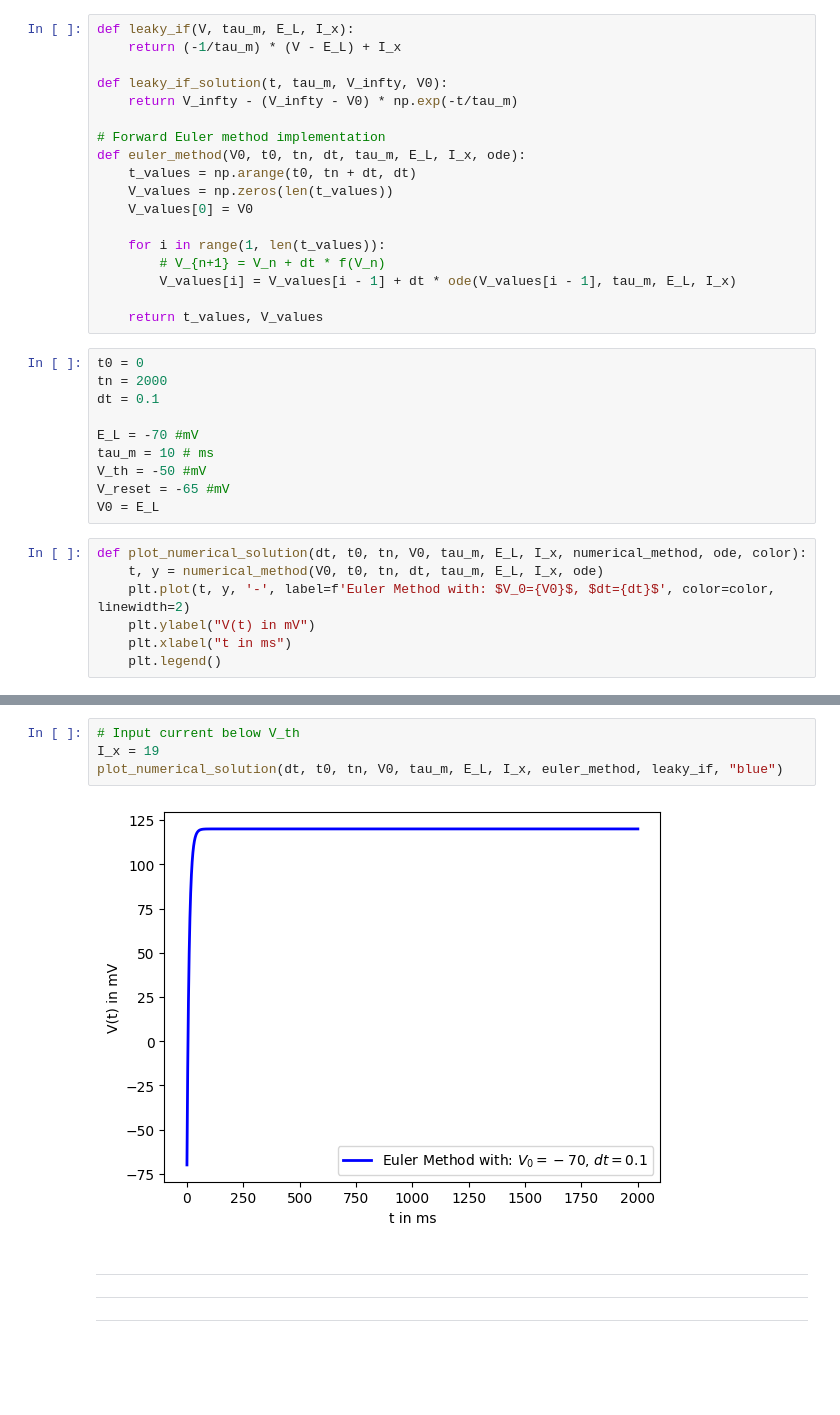
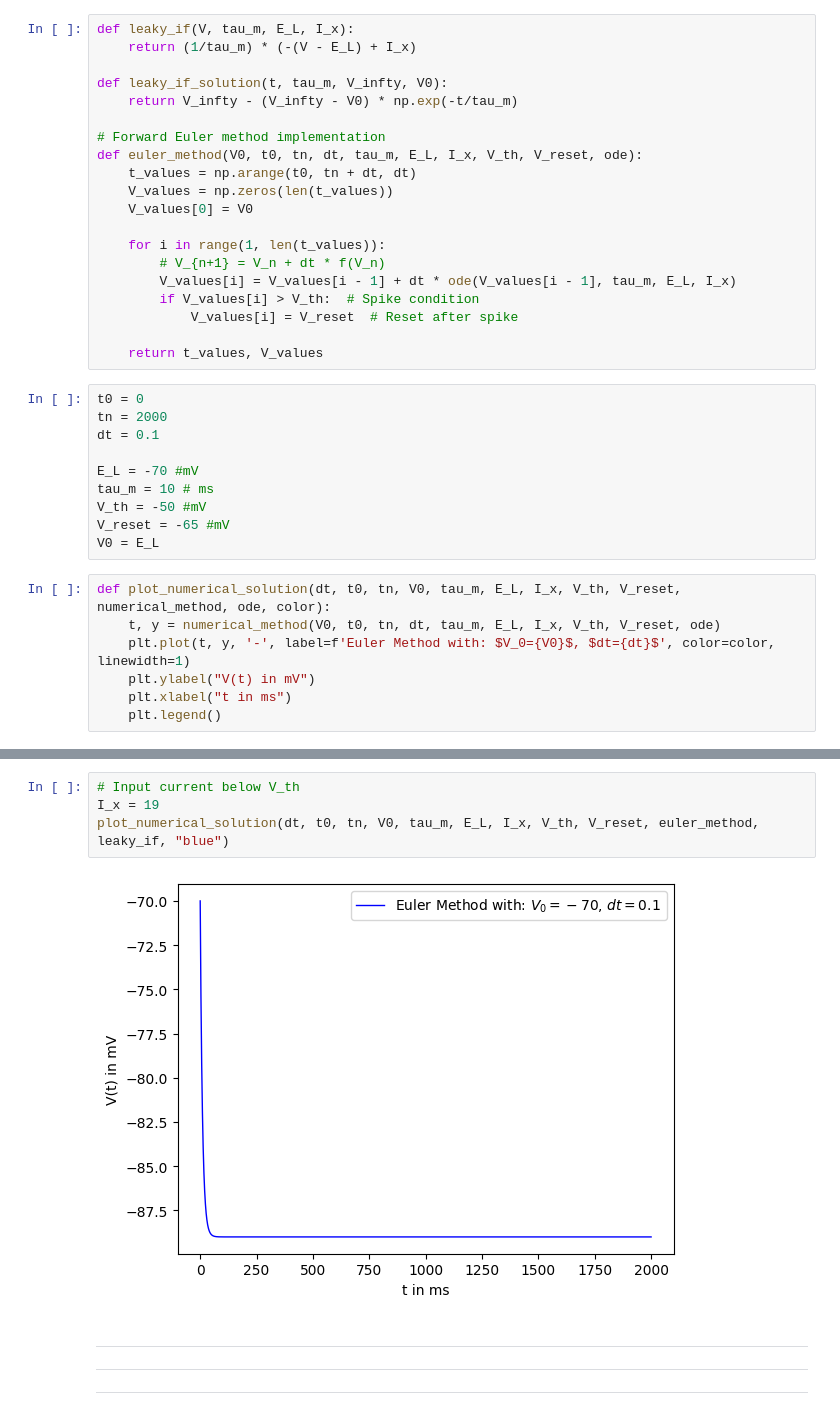
Before and after one commit to abarton51/comp_neuro, a Jupyter notebook: src/hw1/q2.ipynb, the cells around one changed output, grey strips where cells are left out. Cells and saved outputs as stored; diff of their text form; blank space fills up the shorter version.

Commit message:
replace leaky if plots

```diff
--- a/src/hw1/q2.ipynb
+++ b/src/hw1/q2.ipynb
@@ -60,13 +60,13 @@ plot_and_compare_solutions(dt_values, t0, tn, y0_vals[1], analytical_solution, e
 [figure]
 # %%
 def leaky_if(V, tau_m, E_L, I_x):
-    return (-1/tau_m) * (V - E_L) + I_x
+    return (1/tau_m) * (-(V - E_L) + I_x)
 
 def leaky_if_solution(t, tau_m, V_infty, V0):
     return V_infty - (V_infty - V0) * np.exp(-t/tau_m)
 
 # Forward Euler method implementation
-def euler_method(V0, t0, tn, dt, tau_m, E_L, I_x, ode):
+def euler_method(V0, t0, tn, dt, tau_m, E_L, I_x, V_th, V_reset, ode):
     t_values = np.arange(t0, tn + dt, dt)
     V_values = np.zeros(len(t_values))
     V_values[0] = V0
@@ -74,6 +74,8 @@ def euler_method(V0, t0, tn, dt, tau_m, E_L, I_x, ode):
     for i in range(1, len(t_values)):
         # V_{n+1} = V_n + dt * f(V_n)
         V_values[i] = V_values[i - 1] + dt * ode(V_values[i - 1], tau_m, E_L, I_x)
+        if V_values[i] > V_th:  # Spike condition
+            V_values[i] = V_reset  # Reset after spike
 
     return t_values, V_values
 # %%
@@ -87,9 +89,9 @@ V_th = -50 #mV
 V_reset = -65 #mV
 V0 = E_L
 # %%
-def plot_numerical_solution(dt, t0, tn, V0, tau_m, E_L, I_x, numerical_method, ode, color):
-    t, y = numerical_method(V0, t0, tn, dt, tau_m, E_L, I_x, ode)
-    plt.plot(t, y, '-', label=f'Euler Method with: $V_0={V0}$, $dt={dt}$', color=color, linewidth=2)
+def plot_numerical_solution(dt, t0, tn, V0, tau_m, E_L, I_x, V_th, V_reset, numerical_method, ode, color):
+    t, y = numerical_method(V0, t0, tn, dt, tau_m, E_L, I_x, V_th, V_reset, ode)
+    plt.plot(t, y, '-', label=f'Euler Method with: $V_0={V0}$, $dt={dt}$', color=color, linewidth=1)
     plt.ylabel("V(t) in mV")
     plt.xlabel("t in ms")
     plt.legend()
@@ -102,9 +104,9 @@ plot_numerical_solution(dt, t0, tn, V0, tau_m, E_L, I_x, euler_method, leaky_if,
 # %%
 # Input current below V_th
 I_x = 19
-plot_numerical_solution(dt, t0, tn, V0, tau_m, E_L, I_x, euler_method, leaky_if, "blue")
+plot_numerical_solution(dt, t0, tn, V0, tau_m, E_L, I_x, V_th, V_reset, euler_method, leaky_if, "blue")
 # %% [output]
-[figure, old version]
+[figure, new version]
 # %% [markdown]
 ***
 ***
```
Also changed, not shown: parts of 7 cells of this notebook, 1 other file.
